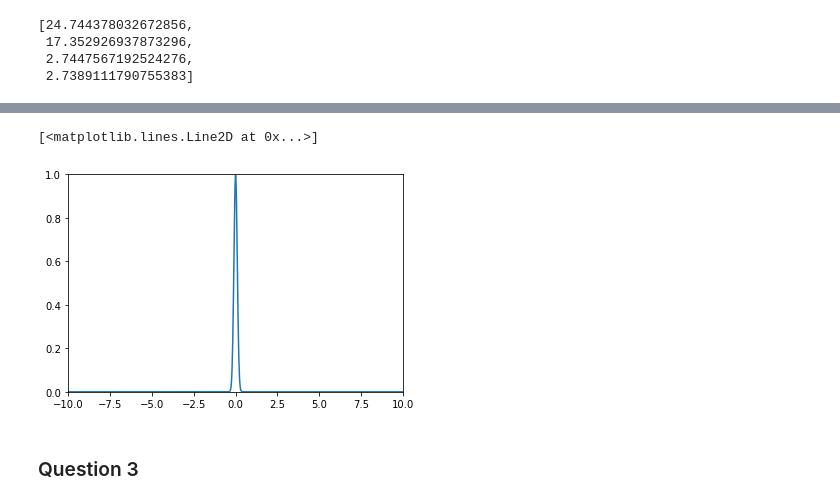
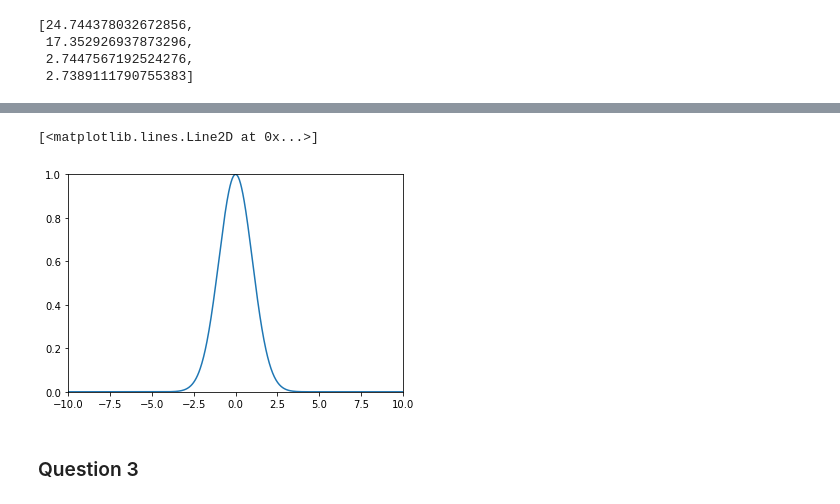
Before and after one commit to larswe/introductory-applied-machine-learning, a Jupyter notebook: Coursework 1/Untitled.ipynb, the cells around one changed output, grey strips where cells are left out. Cells and saved outputs as stored; diff of their text form; code cells hidden in the pictures.

```diff
--- a/Coursework 1/Untitled.ipynb
+++ b/Coursework 1/Untitled.ipynb
@@ -292,11 +293,11 @@ plt.show()
 # %%
 xs = np.linspace(-10, 10, 1000)
-ys = [single_rbf(x, 0, 0.1) for x in xs]
+ys = [single_rbf(x, 0, 1) for x in xs]
 plt.axis([-10, 10, 0, 1])
 plt.plot(xs, ys)
 # %% [output]
 [<matplotlib.lines.Line2D at 0x...>]
-[figure, old version]
+[figure, new version]
 # %% [markdown]
 ### Question 3
 # %%
```
Also changed, not shown: parts of 15 cells of this notebook, 4 other files.
